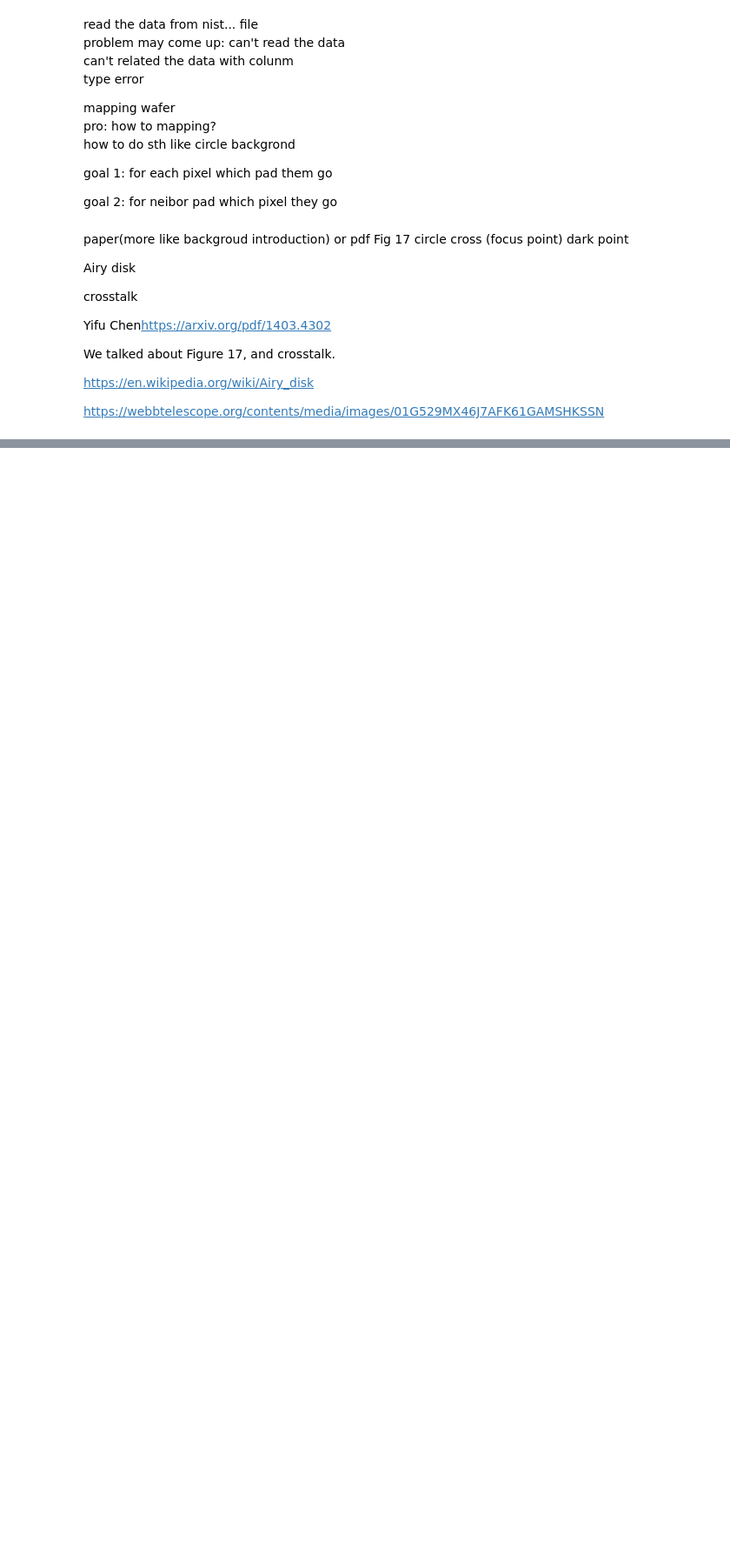
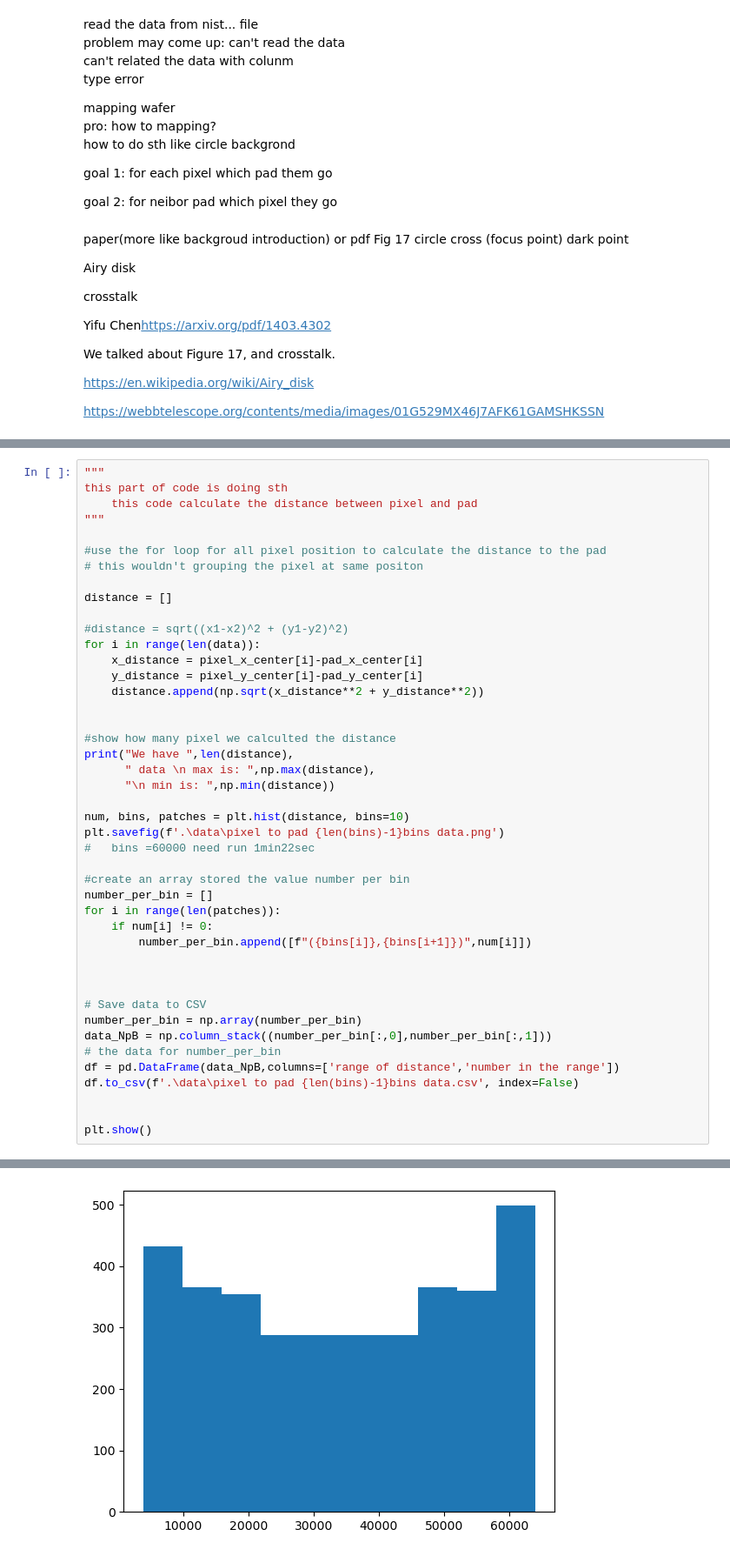
Before and after one commit to ReChen33/QuReseach, a Jupyter notebook: code/wafer/TestWafer.ipynb, the cells around one changed output, grey strips where cells are left out. Shown at 87% size. Cells and saved outputs as stored; diff of their text form; blank space fills up the shorter version.

```diff
--- a/code/wafer/TestWafer.ipynb
+++ b/code/wafer/TestWafer.ipynb
@@ -73,0 +215,45 @@ plt.show()
+# %%
+"""
+this part of code is doing sth
+    this code calculate the distance between pixel and pad
+"""
+
+#use the for loop for all pixel position to calculate the distance to the pad
+# this wouldn't grouping the pixel at same positon
+
+distance = []
+
+#distance = sqrt((x1-x2)^2 + (y1-y2)^2)
+for i in range(len(data)):
+    x_distance = pixel_x_center[i]-pad_x_center[i]
+    y_distance = pixel_y_center[i]-pad_y_center[i]
+    distance.append(np.sqrt(x_distance**2 + y_distance**2))
+
+
+#show how many pixel we calculted the distance
+print("We have ",len(distance),
+      " data \n max is: ",np.max(distance),
+      "\n min is: ",np.min(distance))
+
+num, bins, patches = plt.hist(distance, bins=10)
+plt.savefig(f'.\data\pixel to pad {len(bins)-1}bins data.png')
+#   bins =60000 need run 1min22sec
+
+#create an array stored the value number per bin
+number_per_bin = []
+for i in range(len(patches)):
+    if num[i] != 0:
+        number_per_bin.append([f"({bins[i]},{bins[i+1]})",num[i]])
+
+
+
+# Save data to CSV
+number_per_bin = np.array(number_per_bin)
+data_NpB = np.column_stack((number_per_bin[:,0],number_per_bin[:,1]))
+# the data for number_per_bin
+df = pd.DataFrame(data_NpB,columns=['range of distance','number in the range'])
+df.to_csv(f'.\data\pixel to pad {len(bins)-1}bins data.csv', index=False)
+
+
+plt.show()
+# %% [output]
@@ -73,0 +263 @@ plt.show()
+[figure, added]
```
Also changed, not shown: parts of 6 cells of this notebook, 22 other files.
